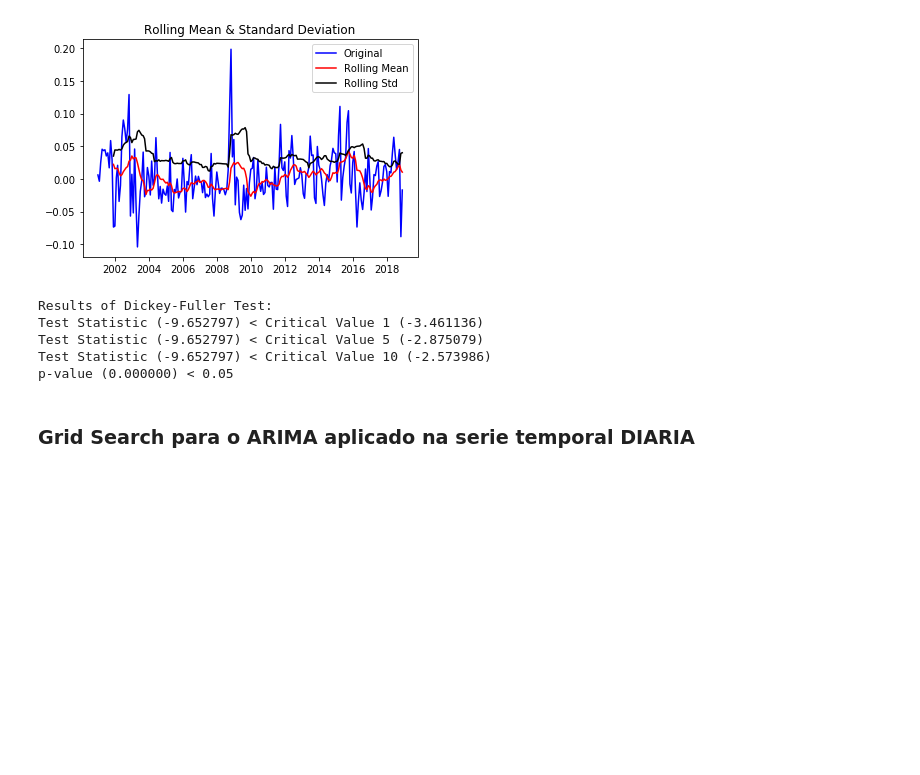
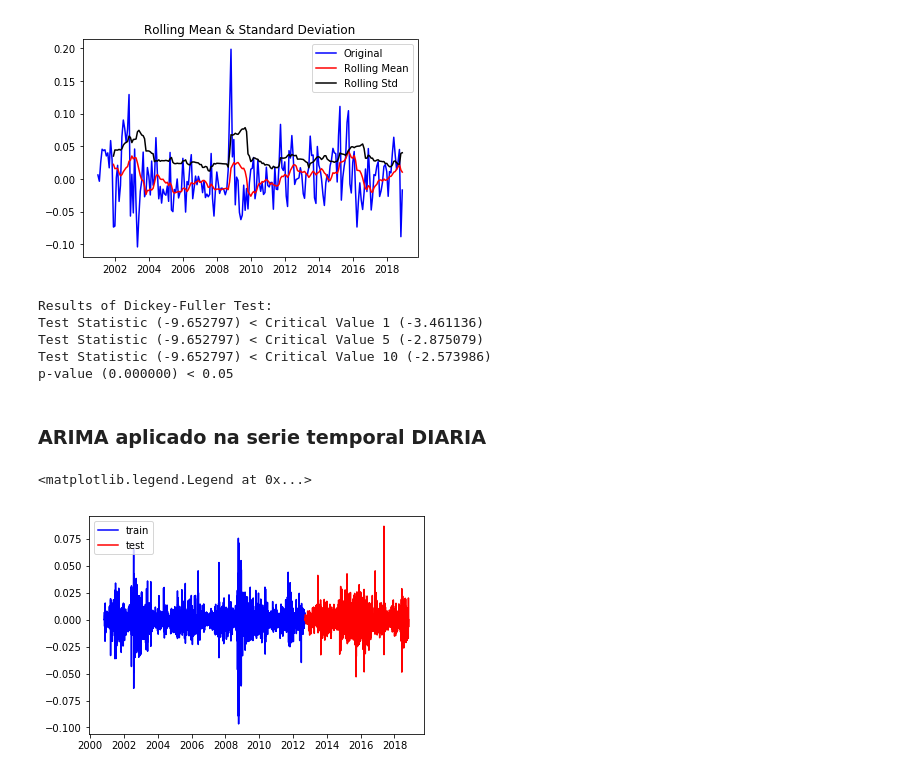
Before and after one commit to jorgealmeidajr/tcc-senai-timeseries, a Jupyter notebook: src/timeseries01-arima.ipynb, the cells around one changed output. Drawn from its saved outputs; the diff is of its cells as text; code cells hidden in the pictures; blank space fills up the shorter version.

Commit message:
Modelo ARIMA para a ts01 mensal.

```diff
--- a/src/timeseries01-arima.ipynb
+++ b/src/timeseries01-arima.ipynb
@@ -74,4 +77,4 @@ Test Statistic (-9.652797) < Critical Value 5 (-2.875079)
 Test Statistic (-9.652797) < Critical Value 10 (-2.573986)
 p-value (0.000000) < 0.05
 # %% [markdown]
-### Grid Search para o ARIMA aplicado na serie temporal DIARIA
+### ARIMA aplicado na serie temporal DIARIA
@@ -77,0 +85,11 @@ p-value (0.000000) < 0.05
+# %%
+X = log_df_daily_diff
+size = int(len(X) * 0.66)
+train, test = X[0:size], X[size:len(X)]
+
+plt.plot(train, label='train', color='blue')
+plt.plot(test, label='test', color='red')
+plt.legend(loc='upper left')
+# %% [output]
+<matplotlib.legend.Legend at 0x...>
+[figure, added]
```
Also changed, not shown: parts of 14 cells of this notebook, 3 other files.
